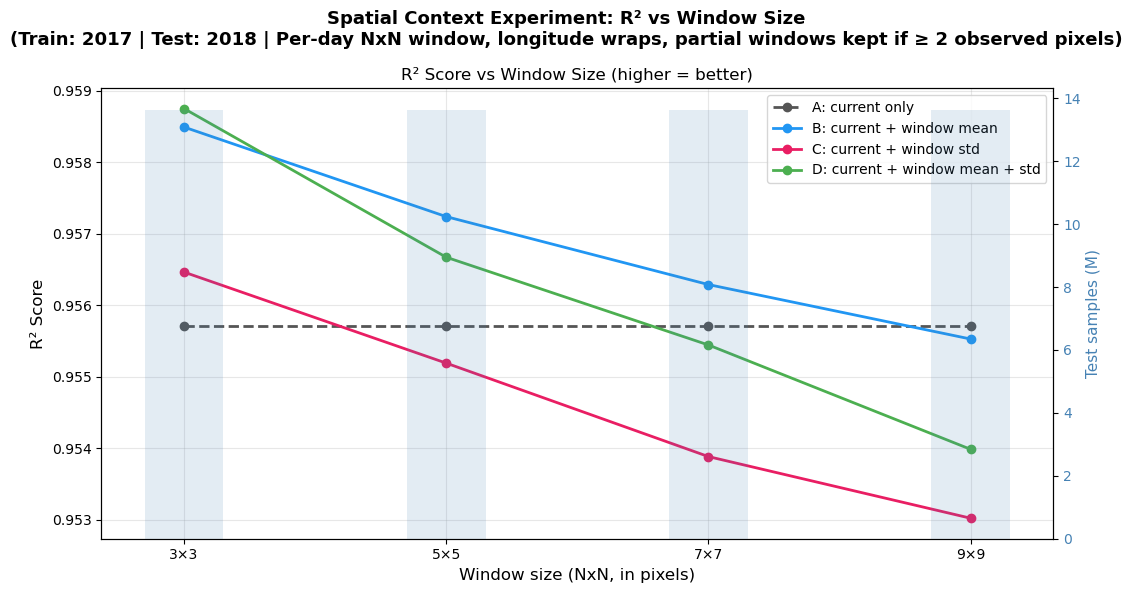
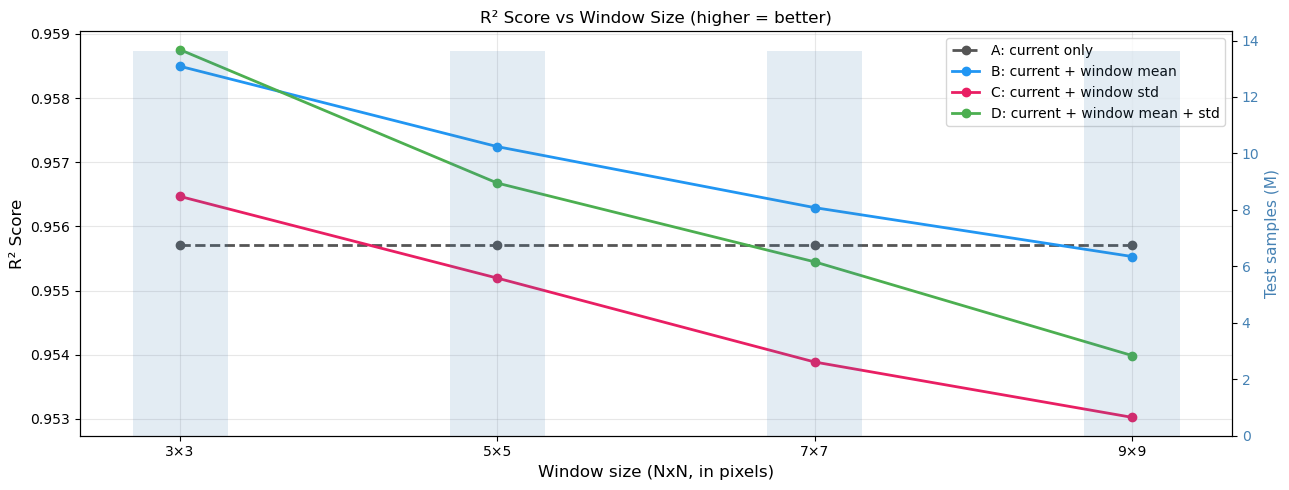
Code edit (unified diff) that turned the first committed figure into the second:
--- before
+++ after
@@ -15,5 +15,5 @@
 }
 
-fig, ax = plt.subplots(figsize=(11, 6))
+fig, ax = plt.subplots(figsize=(13, 5))
 
 for fs_name in SPATIAL_FEATURE_SET_NAMES:
@@ -45,10 +45,4 @@
 ax2.tick_params(axis='y', labelcolor='steelblue')
 
-plt.suptitle(
-    'Spatial Context Experiment: R² vs Window Size\n'
-    '(Train: 2017 | Test: 2018 | Per-day NxN window, longitude wraps, '
-    'partial windows kept if ≥ 2 observed pixels)',
-    fontsize=13, fontweight='bold', y=0.98
-)
 plt.tight_layout()
 plt.show()

Commit: Updated miscellanious graphics. Removed unwanted files